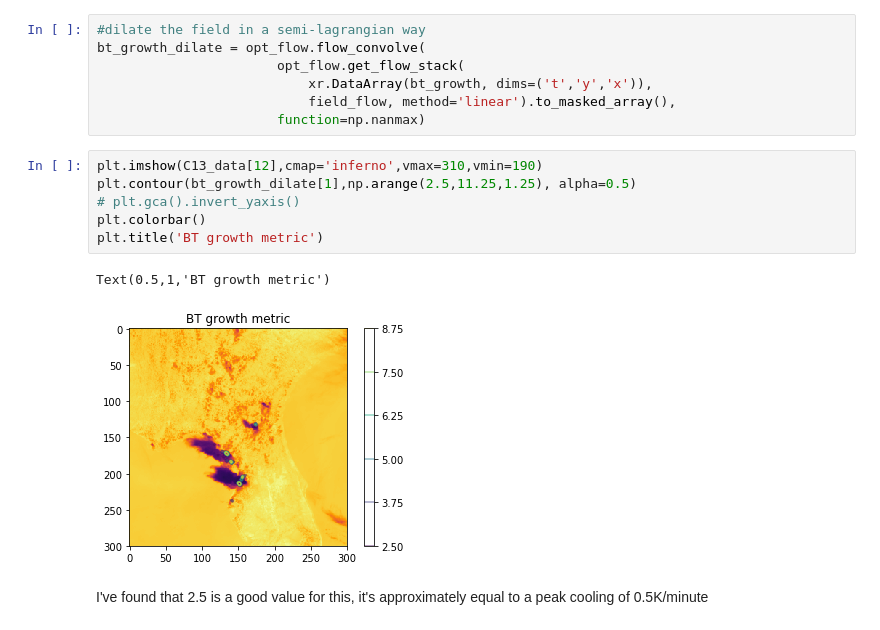
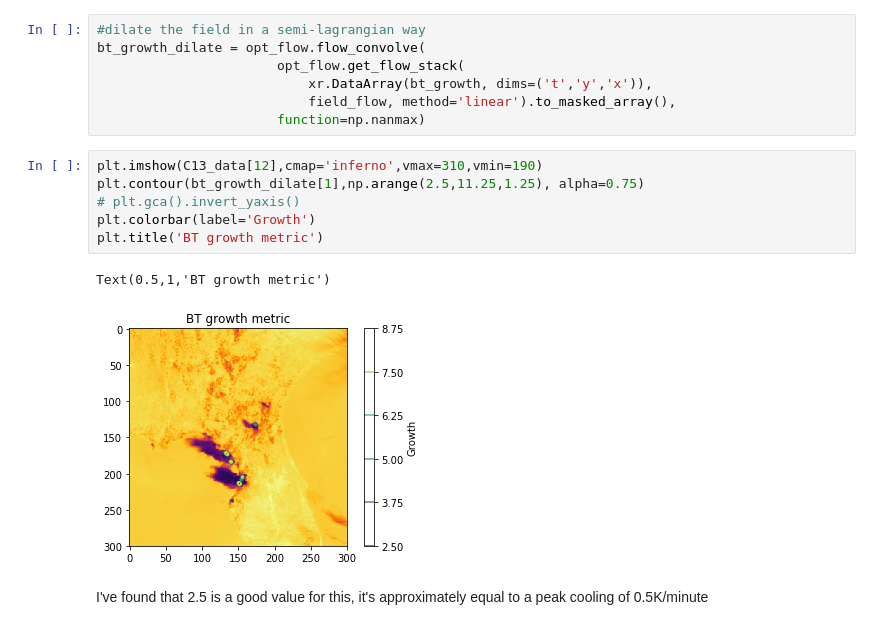
Before and after one commit to w-k-jones/python_toolbox, a Jupyter notebook: examples/Flow_tracking_example.ipynb, the cells around one changed output. Cells and saved outputs as stored; diff of their text form.

```diff
--- a/examples/Flow_tracking_example.ipynb
+++ b/examples/Flow_tracking_example.ipynb
@@ -135,13 +139,13 @@ bt_growth_dilate = opt_flow.flow_convolve(
                        function=np.nanmax)
 # %%
 plt.imshow(C13_data[12],cmap='inferno',vmax=310,vmin=190)
-plt.contour(bt_growth_dilate[1],np.arange(2.5,11.25,1.25), alpha=0.5)
+plt.contour(bt_growth_dilate[1],np.arange(2.5,11.25,1.25), alpha=0.75)
 # plt.gca().invert_yaxis()
-plt.colorbar()
+plt.colorbar(label='Growth')
 plt.title('BT growth metric')
 # %% [output]
 Text(0.5,1,'BT growth metric')
-[figure, old version]
+[figure, new version]
 # %% [markdown]
 I've found that 2.5 is a good value for this, it's approximately equal to a peak cooling of 0.5K/minute
 # %% [markdown]
```
Also changed, not shown: parts of 1 cell of this notebook, 2 other files.
